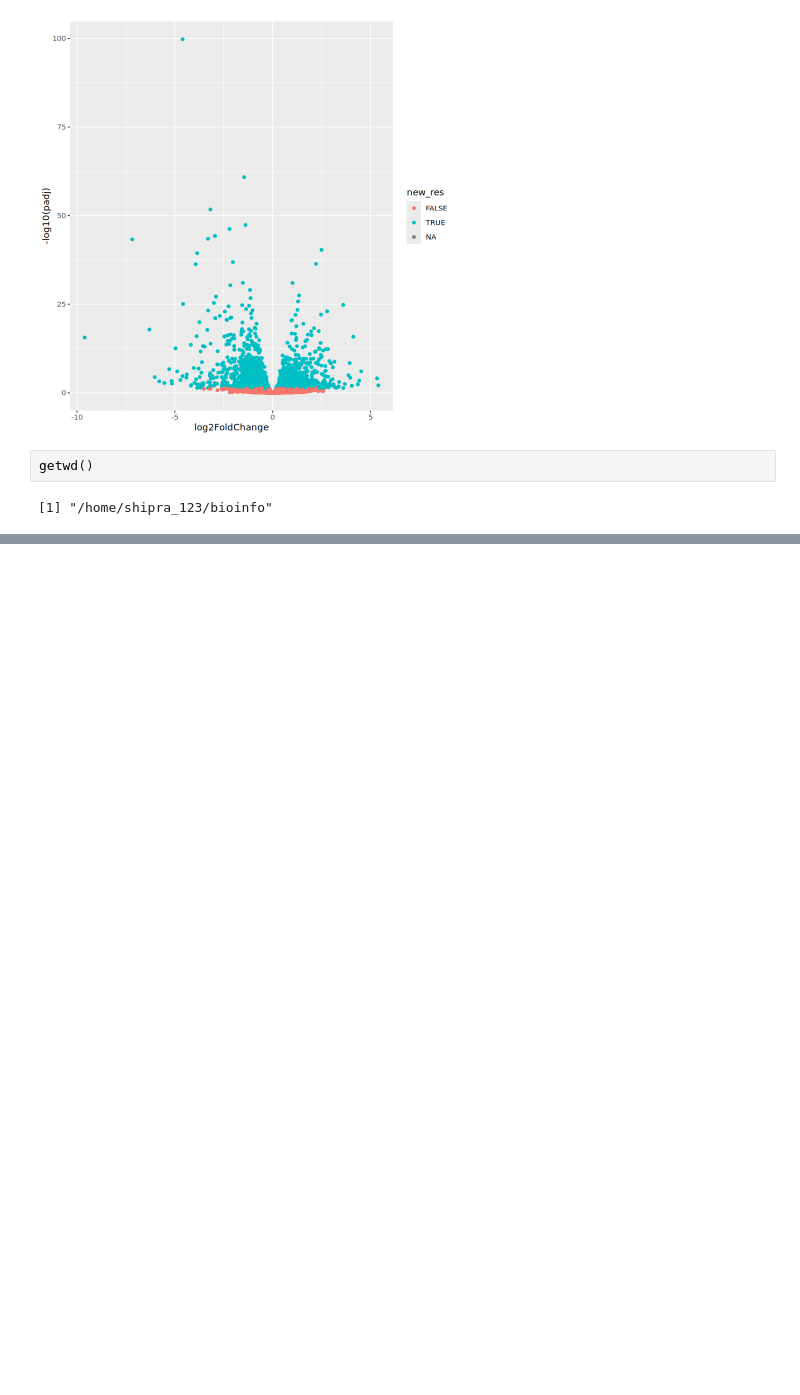
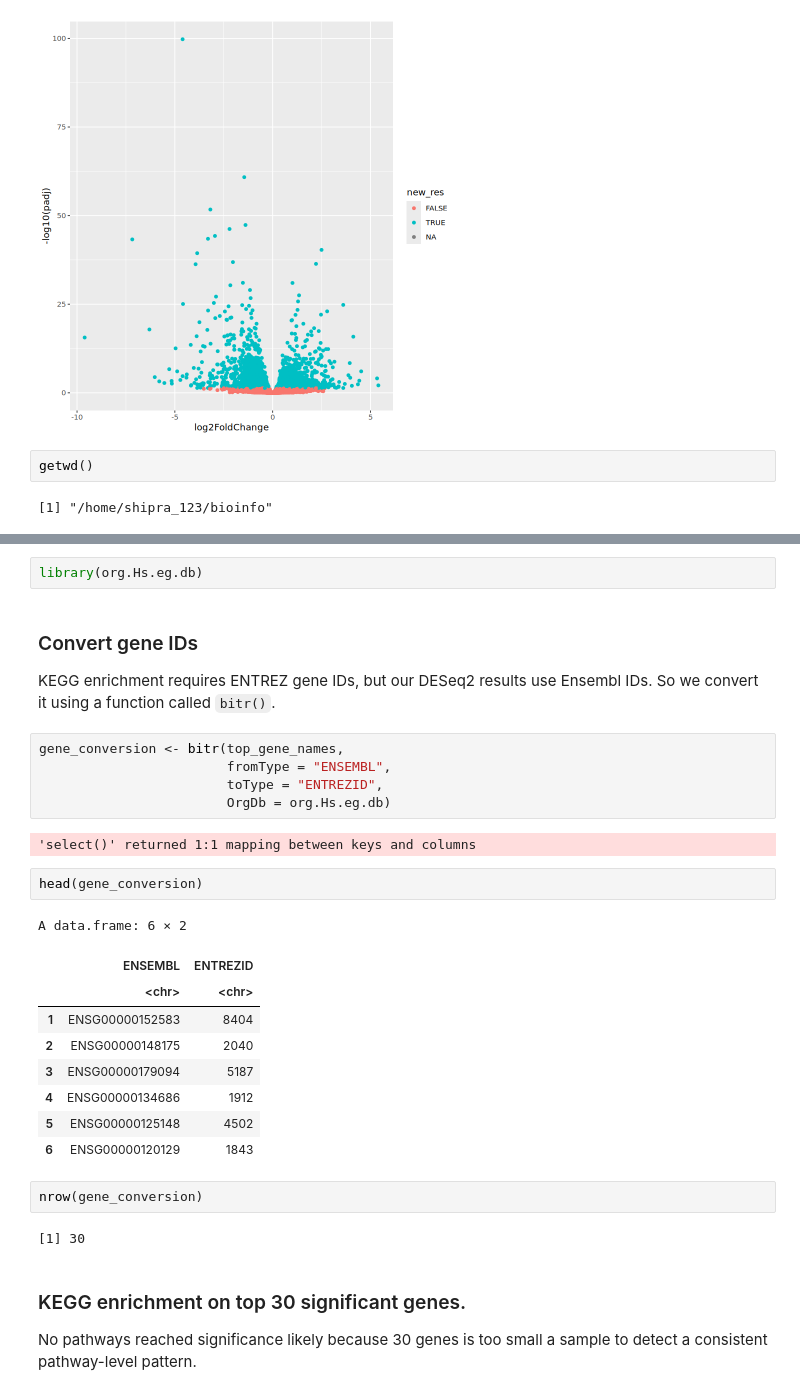
Before and after one commit to shipra-bioinfo/rna-seq-DGE-analysis, a Jupyter notebook: Deseq2_pipeline.ipynb, the cells around one changed output, grey strips where cells are left out. Drawn from its saved outputs; the diff is of its cells as text; blank space fills up the shorter version.

```diff
--- a/Deseq2_pipeline.ipynb
+++ b/Deseq2_pipeline.ipynb
@@ -244,0 +319,31 @@ getwd()
+# %%
+library(org.Hs.eg.db)
+# %% [markdown]
+### Convert gene IDs
+KEGG enrichment requires ENTREZ gene IDs, but our DESeq2 results use Ensembl IDs. So we convert it using a function called `bitr()`.
+# %%
+gene_conversion <- bitr(top_gene_names,
+                        fromType = "ENSEMBL",
+                        toType = "ENTREZID",
+                        OrgDb = org.Hs.eg.db)
+# %% [output]
+'select()' returned 1:1 mapping between keys and columns
+# %%
+head(gene_conversion)
+# %% [output]
+A data.frame: 6 × 2
+|  | ENSEMBL | ENTREZID |
+|  | <chr> | <chr> |
+| 1 | ENSG00000152583 | 8404 |
+| 2 | ENSG00000148175 | 2040 |
+| 3 | ENSG00000179094 | 5187 |
+| 4 | ENSG00000134686 | 1912 |
+| 5 | ENSG00000125148 | 4502 |
+| 6 | ENSG00000120129 | 1843 |
+# %%
+nrow(gene_conversion)
+# %% [output]
+[1] 30
+# %% [markdown]
+### KEGG enrichment on top 30 significant genes.
+No pathways reached significance likely because 30 genes is too small a sample to detect a consistent pathway-level pattern.
```
Also changed, not shown: parts of 14 cells of this notebook.
